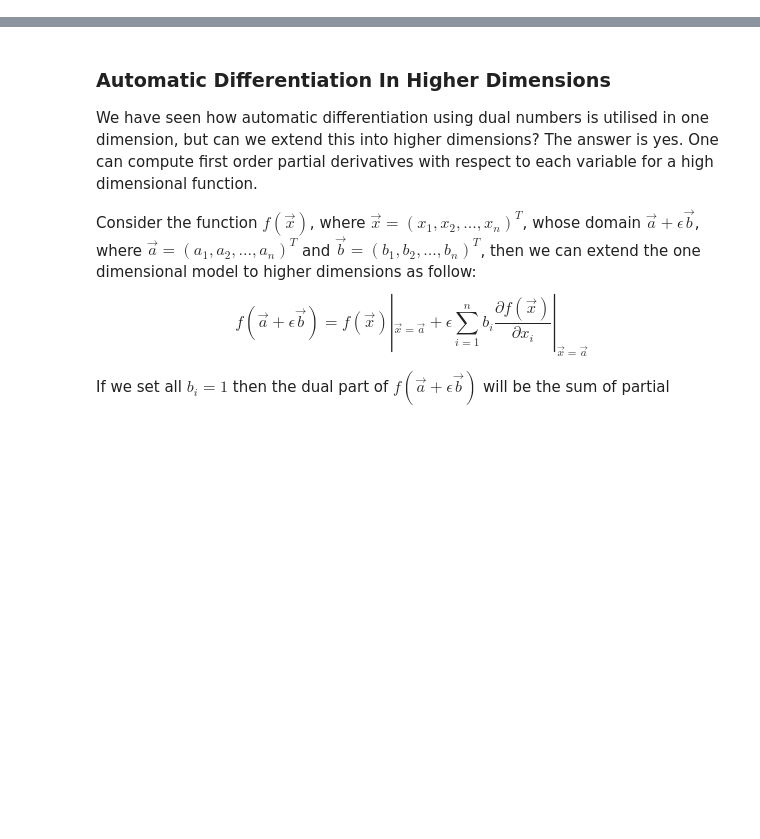
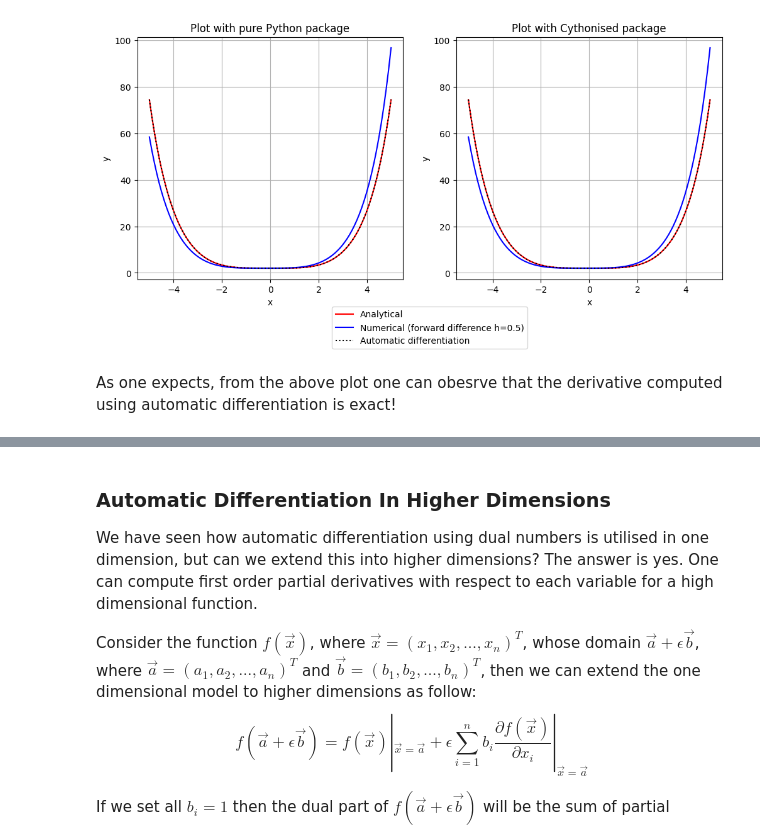
Before and after one commit to MatteoMancini01/dual_autodiff, a Jupyter notebook: docs/dual_autodiff.ipynb, the cells around one changed output, grey strips where cells are left out. Drawn from its saved outputs; the diff is of its cells as text; code cells hidden in the pictures; blank space fills up the shorter version.

```diff
--- a/docs/dual_autodiff.ipynb
+++ b/docs/dual_autodiff.ipynb
@@ -235,0 +226,16 @@ $$
+# %%
+# Defining our variable x in terms of dual numbers
+x = Dual(a,1) # Python
+xc = DualX(a,1) # Cython
+
+# Defining f(x)
+funx = x**2 + x.exp() # Python
+funxc = xc**2 + xc.exp() # Cython
+
+print('Pure Python:')
+print(f'The derivative computed with dual numbers of f(x) at x=2 is {funx.real}.')
+print('')
+print('Cython:')
+print(f'The derivative computed with dual numbers of f(x) at x=2 is {funxc.real}.')
+print('')
+print(f'The analytical derivative of f(x) at x=2 is {der(a)}.')
@@ -235,0 +262,56 @@ $$
+# %%
+# Define the function f(x)
+def f1(x):
+    return np.sin(x) + np.sinh(x)
+
+# Define analytical derivative of f(x)
+def der_f1(x):
+    return np.cos(x) + np.cosh(x)
+
+# Plots range
+x_space = np.linspace(-5,5,100)
+
+# Setting up for Dual and DualX
+x1 = Dual(x_space, 1)
+xc1 = DualX(x_space,1)
+
+# Defining function in terms of dual numbers
+fx1_dual = x1.sin() + x1.sinh()
+fxc1_dual = xc1.sin() + xc1.sinh()
+
+# Setting up for NumDiff and NumDiffX
+h = 0.5 # chose large value of h to exagerate the difference
+fx1 = NumDiff(f1, x_space, h)
+fxc1 = NumDiffX(f1,x_space,h)
+
+# Computing Numerical Derivative with NumDiff and NumDiffX
+num_der_f1 = fx1.first_forward()
+num_der_fc1= fxc1.first_forward()
+
+# Plotting the results
+
+fig, ax = plt.subplots(1,2, figsize = (12, 5)) # making subplots
+
+# Pure Python
+ax[0].plot(x_space, der_f1(x_space), color = 'red', label = 'Analytical')
+ax[0].plot(x_space, num_der_f1, color = 'blue', label = f'Numerical (forward difference h={h})')
+ax[0].plot(x_space, fx1_dual.dual, color = 'black', linestyle=':', label='Automatic differentiation')
+ax[0].set_title('Plot with pure Python package')
+ax[0].set_xlabel('x')
+ax[0].set_ylabel('y')
+ax[0].legend(loc = 'center', bbox_to_anchor=(1.1,-0.2))
+ax[0].grid()
+# Cython
+ax[1].plot(x_space, der_f1(x_space), color = 'red', label = 'Analytical')
+ax[1].plot(x_space, num_der_fc1, color = 'blue', label = f'Numerical (forward difference h={h})')
+ax[1].plot(x_space, fxc1_dual.dual, color = 'black', linestyle=':', label='Automatic differentiation')
+ax[1].set_title('Plot with Cythonised package')
+ax[1].set_xlabel('x')
+ax[1].set_ylabel('y')
+ax[1].grid()
+
+plt.show()
+# %% [output]
+[figure, added]
+# %% [markdown]
+As one expects, from the above plot one can obesrve that the derivative computed using automatic differentiation is exact!
```
Also changed, not shown: parts of 75 cells of this notebook, 48 other files.
